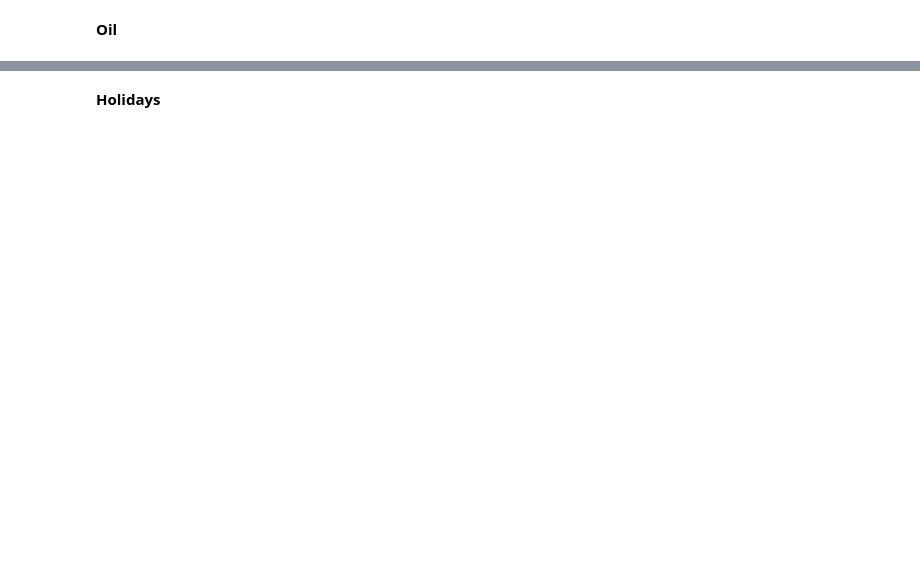
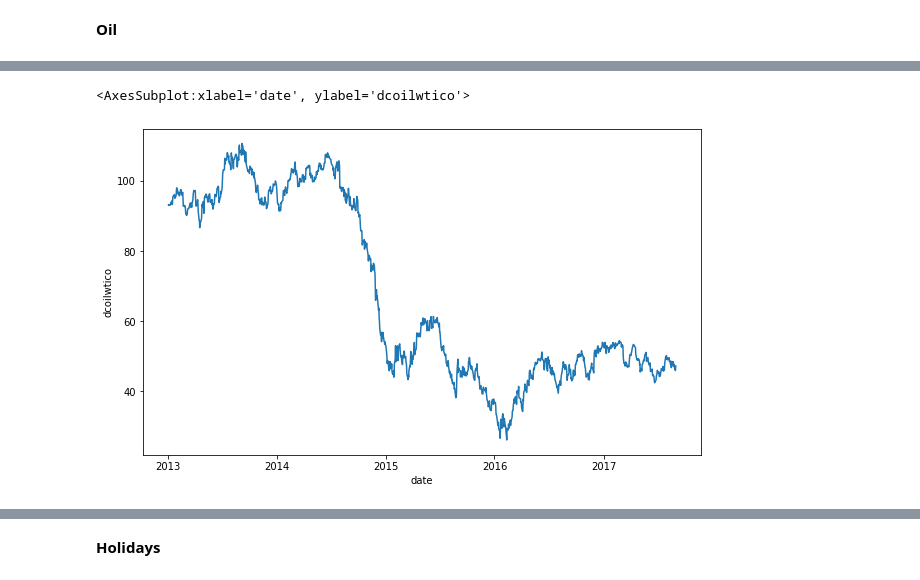
Before and after one commit to Cutberto/RetoStoreSales, a Jupyter notebook: reto-submission.ipynb, the cells around one changed output, grey strips where cells are left out. Saved outputs shown, nothing was run; the diff lists cells and outputs as text; code cells hidden in the pictures; blank space fills up the shorter version.

```diff
--- a/reto-submission.ipynb
+++ b/reto-submission.ipynb
@@ -41,0 +21,24 @@ pd.options.display.float_format = '{:.4f}'.format
+# %%
+import numpy as np
+import pandas as pd
+from matplotlib import pyplot as plt, rcParams, style
+import seaborn as sns
+from plotly import express as px, graph_objects as go
+rcParams['figure.figsize'] = (10, 6)
+
+from statsmodels.tsa.deterministic import DeterministicProcess, CalendarFourier
+from statsmodels.graphics.tsaplots import plot_pacf
+from sklearn.preprocessing import RobustScaler, StandardScaler, Normalizer, MinMaxScaler
+from sklearn.model_selection import train_test_split
+from sklearn.linear_model import LinearRegression, Ridge
+from sklearn.ensemble import RandomForestRegressor, ExtraTreesRegressor, BaggingRegressor
+
+import os
+for dirname, _, filenames in os.walk('/kaggle/input'):
+    for filename in filenames:
+        print(os.path.join(dirname, filename))
+import gc
+gc.enable()
+from warnings import filterwarnings, simplefilter
+filterwarnings('ignore')
+simplefilter('ignore')
@@ -113,0 +111,15 @@ Se observa que a pesar de que el valor del petroleo se queda igual, la cantidad
+# %%
+# vamos a tomar toda la date histórica en el df.
+calendar = pd.DataFrame(index = pd.date_range('2013-01-01', '2017-08-31')).to_period('D')
+# leemos los datos del precio del petróleo, aquí también parseamos fechas
+oil = pd.read_csv('../input/store-sales-time-series-forecasting/oil.csv',
+                  parse_dates = ['date'], infer_datetime_format = True,
+                  index_col = 'date').to_period('D')
+# calculamos el precio promedio del petróleo. Lo calculamos de forma semanal (rolling de 7 días)
+oil['avg_oil'] = oil['dcoilwtico'].rolling(7).mean()
+# Metemos en nuestro calendario los valores promedio del oil
+calendar = calendar.join(oil.avg_oil)
+# Nos aseguramos de llenar los Na's con el método fill forward, el cual propaga el ultimo valor válido
+calendar['avg_oil'].fillna(method = 'ffill', inplace = True)
+calendar.dropna(inplace = True)
+calendar.head()
@@ -113,0 +149,6 @@ Se observa que a pesar de que el valor del petroleo se queda igual, la cantidad
+# %%
+# graficamos el precio del petróleo
+sns.lineplot(data = oil.dcoilwtico.to_timestamp())
+# %% [output]
+<AxesSubplot:xlabel='date', ylabel='dcoilwtico'>
+[figure, added]
```
Also changed, not shown: parts of 108 cells of this notebook, 13 other files.
